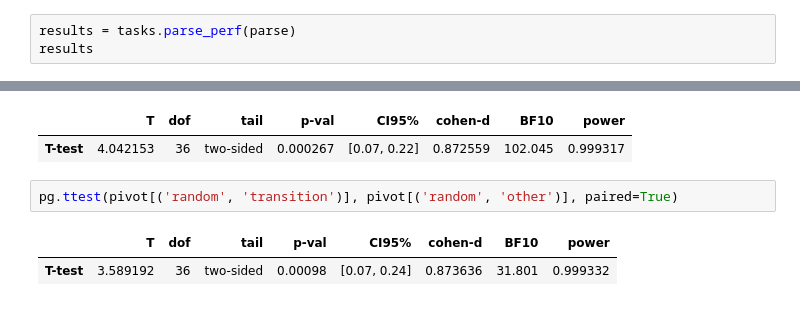
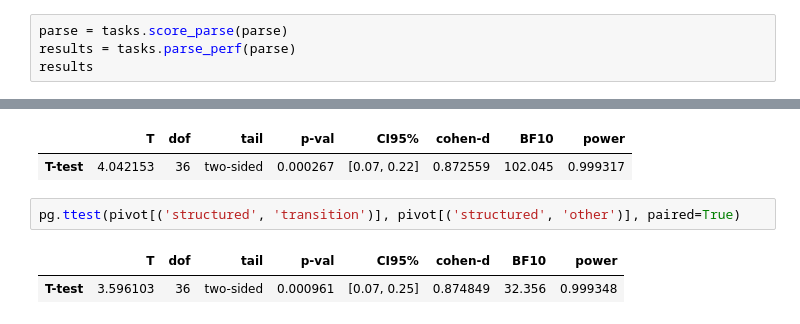
Before and after one commit to prestonlab/tesser, a Jupyter notebook: jupyter/plot_parse.ipynb, the cells around one changed output, grey strips where cells are left out. Saved outputs shown, nothing was run; the diff lists cells and outputs as text.

```diff
--- a/jupyter/plot_parse.ipynb
+++ b/jupyter/plot_parse.ipynb
@@ -35,4 +41,5 @@ parse.head(25)
 # %%
+parse = tasks.score_parse(parse)
 results = tasks.parse_perf(parse)
 results
 # %% [output]
@@ -119,10 +126,10 @@ pg.ttest(pivot[('hamiltonian', 'transition')], pivot[('hamiltonian', 'other')],
 |  | T | dof | tail | p-val | CI95% | cohen-d | BF10 | power |
 | T-test | 4.042153 | 36 | two-sided | 0.000267 | [0.07, 0.22] | 0.872559 | 102.045 | 0.999317 |
 # %%
-pg.ttest(pivot[('random', 'transition')], pivot[('random', 'other')], paired=True)
+pg.ttest(pivot[('structured', 'transition')], pivot[('structured', 'other')], paired=True)
 # %% [output]
 |  | T | dof | tail | p-val | CI95% | cohen-d | BF10 | power |
-| T-test | 3.589192 | 36 | two-sided | 0.00098 | [0.07, 0.24] | 0.873636 | 31.801 | 0.999332 |
+| T-test | 3.596103 | 36 | two-sided | 0.000961 | [0.07, 0.25] | 0.874849 | 32.356 | 0.999348 |
 # %%
 %load_ext watermark
 %watermark -v -iv
```
Also changed, not shown: parts of 10 cells of this notebook.
